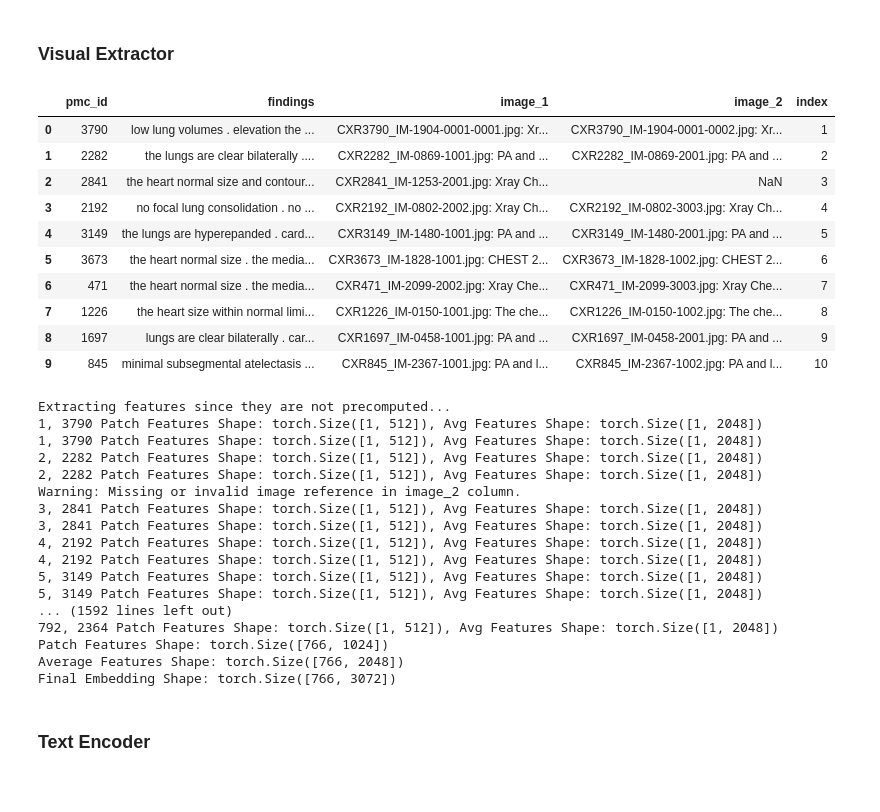
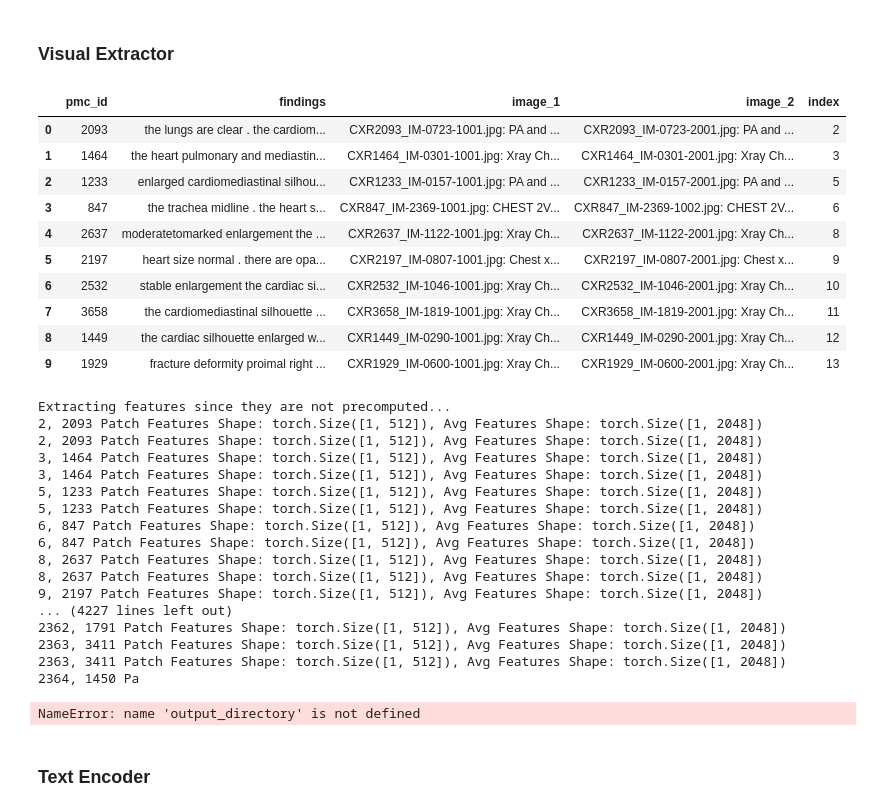
Before and after one commit to RaginiMehta/CS550_ASMT_MRSMK, a Jupyter notebook: MRSMK.ipynb, the cells around one changed output. Saved outputs shown, nothing was run; the diff lists cells and outputs as text; code cells hidden in the pictures.

```diff
--- a/MRSMK.ipynb
+++ b/MRSMK.ipynb
@@ -989,9 +1007,9 @@ import torch.optim as optim
 
 output_directory="./datasets/iu_xray/output/"
 # Define paths for saving features
-patch_feats_file = os.path.join(output_directory, 'final_test_patch_feats.pt')
-avg_feats_file = os.path.join(output_directory, 'final_test_avg_feats.pt')
-final_embeddings_file = os.path.join(output_directory, 'final_test_final_embeddings.pt')
+patch_feats_file = os.path.join(output_directory, 'new_final_test_patch_feats.pt')
+avg_feats_file = os.path.join(output_directory, 'new_final_test_avg_feats.pt')
+final_embeddings_file = os.path.join(output_directory, 'new_final_test_final_embeddings.pt')
 # iu_xray_images_preprocessed="/kaggle/working/extracted_images/images_preprocessed"
 # # Define paths for saving features
 # patch_feats_file = os.path.join(output_directory, 'patch_feats.pt')
@@ -1111,64 +1129,64 @@ def save_features(file_path, features):
 # iu_xray_reports_df = pd.read_csv(report_data_path)
 # display(iu_xray_reports_df.head(10))
 # # Load data
-report_data_path =  os.path.join(output_directory, "final_filtered_test_data.csv")
+report_data_path =  os.path.join(output_directory, 'no_none_filtered_test_data.csv')
 iu_xray_reports_df = pd.read_csv(report_data_path)
 display(iu_xray_reports_df.head(10))
 
 # Check if features are already saved; if not, extract and save them
 if not os.path.exists(patch_feats_file) and os.path.exists(avg_feats_file) and os.path.exists(final_embeddings_file):
     print("All features are already precomputed and will be loaded.")
     patch_feats = load_features(patch_feats_file)
     avg_feats = load_features(avg_feats_file)
     final_embeddings = load_features(final_embeddings_file)
 else:
     print("Extracting features since they are not precomputed...")
 
     # Set the model to training mode
     visual_extractor.train()
 
     patch_feats, avg_feats, final_embeddings = extract_features(iu_xray_reports_df)
     patch_feats = patch_feats.squeeze(1)
     avg_feats = avg_feats.squeeze(1)
     final_embeddings = final_embeddings.squeeze(1)
 
     save_features(patch_feats_file, patch_feats)
     save_features(avg_feats_file, avg_feats)
     save_features(final_embeddings_file, final_embeddings)
 
 # Displaying the shapes of the feature dataframes
 print("Patch Features Shape:", patch_feats.shape)
 print("Average Features Shape:", avg_feats.shape)
 print("Final Embedding Shape:", final_embeddings.shape)
 # %% [output]
 |  | pmc_id | findings | image_1 | image_2 | index |
-| 0 | 3790 | low lung volumes . elevation the ... | CXR3790_IM-1904-0001-0001.jpg: Xr... | CXR3790_IM-1904-0001-0002.jpg: Xr... | 1 |
-| 1 | 2282 | the lungs are clear bilaterally .... | CXR2282_IM-0869-1001.jpg: PA and ... | CXR2282_IM-0869-2001.jpg: PA and ... | 2 |
-| 2 | 2841 | the heart normal size and contour... | CXR2841_IM-1253-2001.jpg: Xray Ch... | NaN | 3 |
-| 3 | 2192 | no focal lung consolidation . no ... | CXR2192_IM-0802-2002.jpg: Xray Ch... | CXR2192_IM-0802-3003.jpg: Xray Ch... | 4 |
-| 4 | 3149 | the lungs are hyperepanded . card... | CXR3149_IM-1480-1001.jpg: PA and ... | CXR3149_IM-1480-2001.jpg: PA and ... | 5 |
-| 5 | 3673 | the heart normal size . the media... | CXR3673_IM-1828-1001.jpg: CHEST 2... | CXR3673_IM-1828-1002.jpg: CHEST 2... | 6 |
-| 6 | 471 | the heart normal size . the media... | CXR471_IM-2099-2002.jpg: Xray Che... | CXR471_IM-2099-3003.jpg: Xray Che... | 7 |
-| 7 | 1226 | the heart size within normal limi... | CXR1226_IM-0150-1001.jpg: The che... | CXR1226_IM-0150-1002.jpg: The che... | 8 |
-| 8 | 1697 | lungs are clear bilaterally . car... | CXR1697_IM-0458-1001.jpg: PA and ... | CXR1697_IM-0458-2001.jpg: PA and ... | 9 |
-| 9 | 845 | minimal subsegmental atelectasis ... | CXR845_IM-2367-1001.jpg: PA and l... | CXR845_IM-2367-1002.jpg: PA and l... | 10 |
+| 0 | 2093 | the lungs are clear . the cardiom... | CXR2093_IM-0723-1001.jpg: PA and ... | CXR2093_IM-0723-2001.jpg: PA and ... | 2 |
+| 1 | 1464 | the heart pulmonary and mediastin... | CXR1464_IM-0301-1001.jpg: Xray Ch... | CXR1464_IM-0301-2001.jpg: Xray Ch... | 3 |
+| 2 | 1233 | enlarged cardiomediastinal silhou... | CXR1233_IM-0157-1001.jpg: PA and ... | CXR1233_IM-0157-2001.jpg: PA and ... | 5 |
+| 3 | 847 | the trachea midline . the heart s... | CXR847_IM-2369-1001.jpg: CHEST 2V... | CXR847_IM-2369-1002.jpg: CHEST 2V... | 6 |
+| 4 | 2637 | moderatetomarked enlargement the ... | CXR2637_IM-1122-1001.jpg: Xray Ch... | CXR2637_IM-1122-2001.jpg: Xray Ch... | 8 |
+| 5 | 2197 | heart size normal . there are opa... | CXR2197_IM-0807-1001.jpg: Chest x... | CXR2197_IM-0807-2001.jpg: Chest x... | 9 |
+| 6 | 2532 | stable enlargement the cardiac si... | CXR2532_IM-1046-1001.jpg: Xray Ch... | CXR2532_IM-1046-2001.jpg: Xray Ch... | 10 |
+| 7 | 3658 | the cardiomediastinal silhouette ... | CXR3658_IM-1819-1001.jpg: Xray Ch... | CXR3658_IM-1819-2001.jpg: Xray Ch... | 11 |
+| 8 | 1449 | the cardiac silhouette enlarged w... | CXR1449_IM-0290-1001.jpg: Xray Ch... | CXR1449_IM-0290-2001.jpg: Xray Ch... | 12 |
+| 9 | 1929 | fracture deformity proimal right ... | CXR1929_IM-0600-1001.jpg: Xray Ch... | CXR1929_IM-0600-2001.jpg: Xray Ch... | 13 |
 Extracting features since they are not precomputed...
-1, 3790 Patch Features Shape: torch.Size([1, 512]), Avg Features Shape: torch.Size([1, 2048])
-1, 3790 Patch Features Shape: torch.Size([1, 512]), Avg Features Shape: torch.Size([1, 2048])
-2, 2282 Patch Features Shape: torch.Size([1, 512]), Avg Features Shape: torch.Size([1, 2048])
-2, 2282 Patch Features Shape: torch.Size([1, 512]), Avg Features Shape: torch.Size([1, 2048])
-Warning: Missing or invalid image reference in image_2 column.
-3, 2841 Patch Features Shape: torch.Size([1, 512]), Avg Features Shape: torch.Size([1, 2048])
-3, 2841 Patch Features Shape: torch.Size([1, 512]), Avg Features Shape: torch.Size([1, 2048])
-4, 2192 Patch Features Shape: torch.Size([1, 512]), Avg Features Shape: torch.Size([1, 2048])
-4, 2192 Patch Features Shape: torch.Size([1, 512]), Avg Features Shape: torch.Size([1, 2048])
-5, 3149 Patch Features Shape: torch.Size([1, 512]), Avg Features Shape: torch.Size([1, 2048])
-5, 3149 Patch Features Shape: torch.Size([1, 512]), Avg Features Shape: torch.Size([1, 2048])
-... (1592 lines left out)
-792, 2364 Patch Features Shape: torch.Size([1, 512]), Avg Features Shape: torch.Size([1, 2048])
-Patch Features Shape: torch.Size([766, 1024])
-Average Features Shape: torch.Size([766, 2048])
-Final Embedding Shape: torch.Size([766, 3072])
+2, 2093 Patch Features Shape: torch.Size([1, 512]), Avg Features Shape: torch.Size([1, 2048])
+2, 2093 Patch Features Shape: torch.Size([1, 512]), Avg Features Shape: torch.Size([1, 2048])
+3, 1464 Patch Features Shape: torch.Size([1, 512]), Avg Features Shape: torch.Size([1, 2048])
+3, 1464 Patch Features Shape: torch.Size([1, 512]), Avg Features Shape: torch.Size([1, 2048])
+5, 1233 Patch Features Shape: torch.Size([1, 512]), Avg Features Shape: torch.Size([1, 2048])
+5, 1233 Patch Features Shape: torch.Size([1, 512]), Avg Features Shape: torch.Size([1, 2048])
+6, 847 Patch Features Shape: torch.Size([1, 512]), Avg Features Shape: torch.Size([1, 2048])
+6, 847 Patch Features Shape: torch.Size([1, 512]), Avg Features Shape: torch.Size([1, 2048])
+8, 2637 Patch Features Shape: torch.Size([1, 512]), Avg Features Shape: torch.Size([1, 2048])
+8, 2637 Patch Features Shape: torch.Size([1, 512]), Avg Features Shape: torch.Size([1, 2048])
+9, 2197 Patch Features Shape: torch.Size([1, 512]), Avg Features Shape: torch.Size([1, 2048])
+... (4227 lines left out)
+2362, 1791 Patch Features Shape: torch.Size([1, 512]), Avg Features Shape: torch.Size([1, 2048])
+2363, 3411 Patch Features Shape: torch.Size([1, 512]), Avg Features Shape: torch.Size([1, 2048])
+2363, 3411 Patch Features Shape: torch.Size([1, 512]), Avg Features Shape: torch.Size([1, 2048])
+2364, 1450 Pa
 # %%
 patch_feats = patch_feats.squeeze(1)  # Shape: (3851, 4096)
 avg_feats = avg_feats.squeeze(1)      # Shape: (3851, 2048)
@@ -1207,6 +1225,8 @@ def print_tensor_shapes():
 
 # Call the function to print shapes
 print_tensor_shapes()
+# %% [output]
+NameError: name 'output_directory' is not defined
 # %%
 '''Displaying Tensor Shapes for All Embeddings'''
 
```
Also changed, not shown: parts of 13 cells of this notebook, 2 other files.
